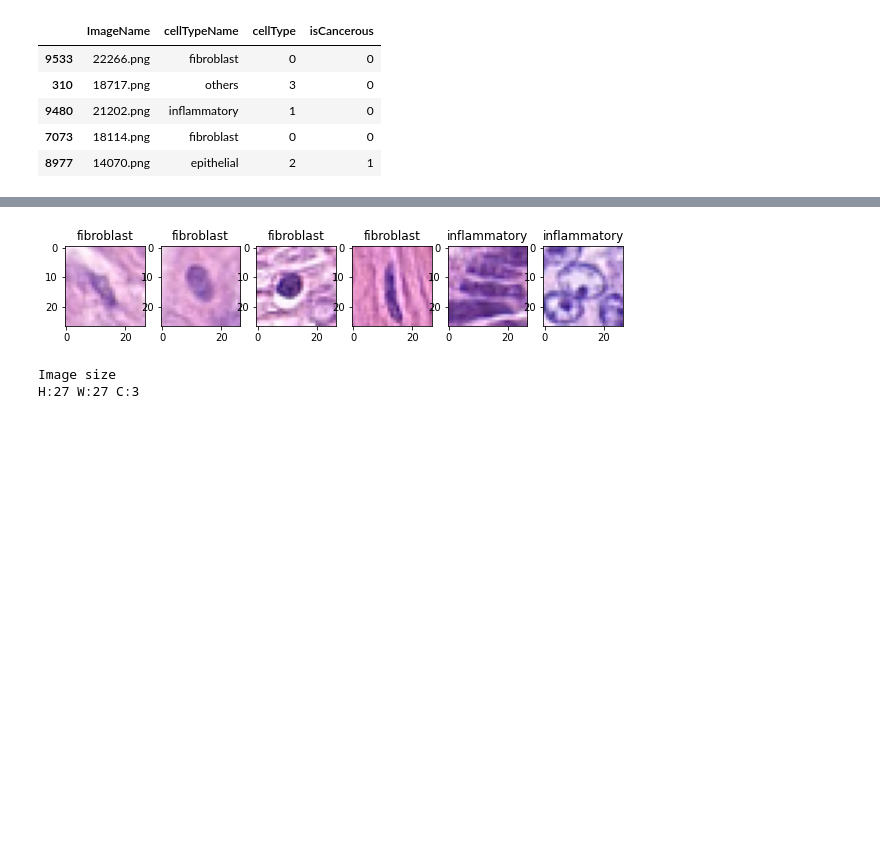
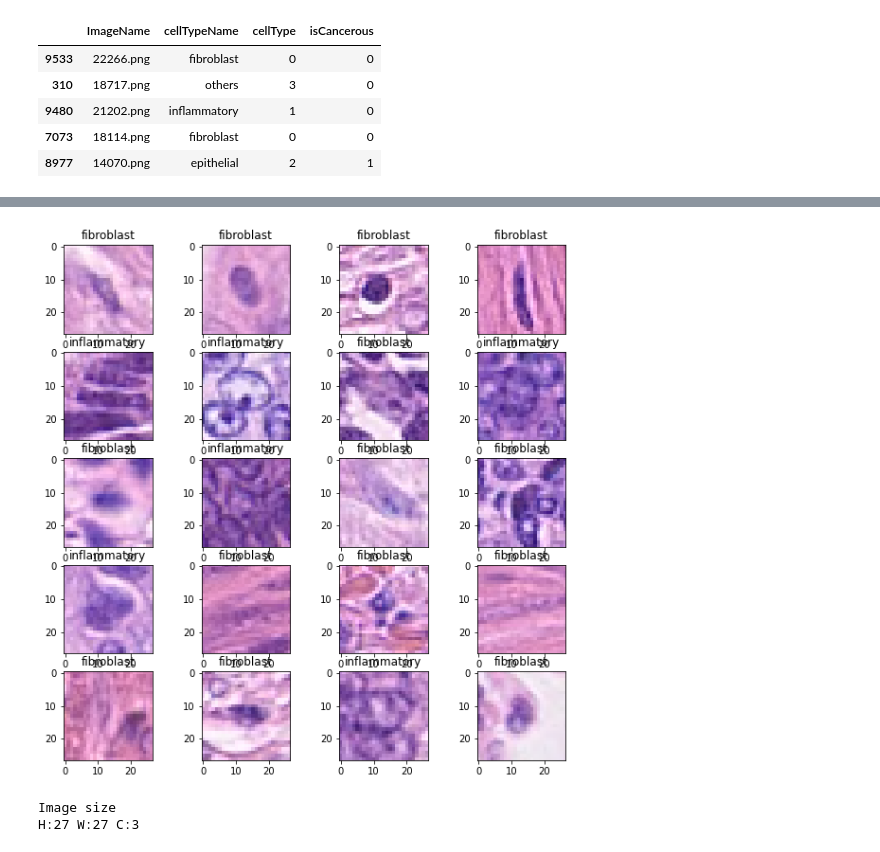
Before and after one commit to s3781183/machine_learning_A2, a Jupyter notebook: A2-AR.ipynb, the cells around one changed output, grey strips where cells are left out. Cells and saved outputs as stored; diff of their text form; code cells hidden in the pictures; blank space fills up the shorter version.

Commit message:
added graphs and changed images in eda

```diff
--- a/A2-AR.ipynb
+++ b/A2-AR.ipynb
@@ -66,21 +66,20 @@ plt.hist(target, bins=np.arange(4)) #change it to have gaps and not use decimals
 # %%
 from PIL import Image
 
 label_names = {'fibroblast':0, 'inflammatory':1, 'epithelial':2, 'others':3}
 d_inv = {v: k for k, v in label_names.items()}
 
 img_list = list('./patch_images/' + train_data['ImageName'])
 target_list = list(target)
 fig = plt.figure(figsize = [10, 10])
-
-for i in np.arange(6):
-    plt.subplot(1, 6, i + 1)
+for i in np.arange(20):
+    plt.subplot(5, 4, i + 1)
     img = Image.open(img_list[i])
 
     plt.imshow(img)
     plt.title(d_inv[target_list[i]])
 # %% [output]
-[figure, old version]
+[figure, new version]
 # %%
 img = Image.open(img_list[100])
 img_numpy = np.ascontiguousarray(img, dtype=np.float32)
```
Also changed, not shown: parts of 5 cells of this notebook.
